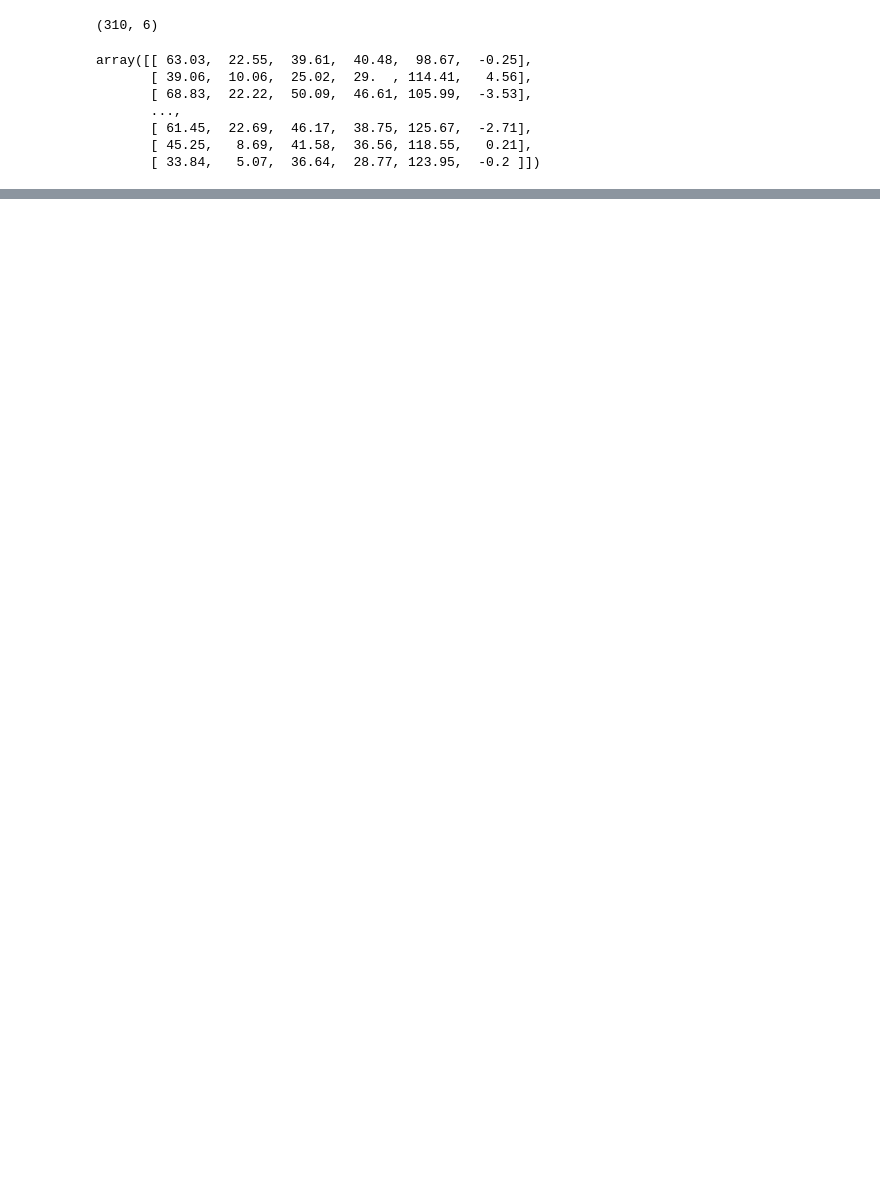
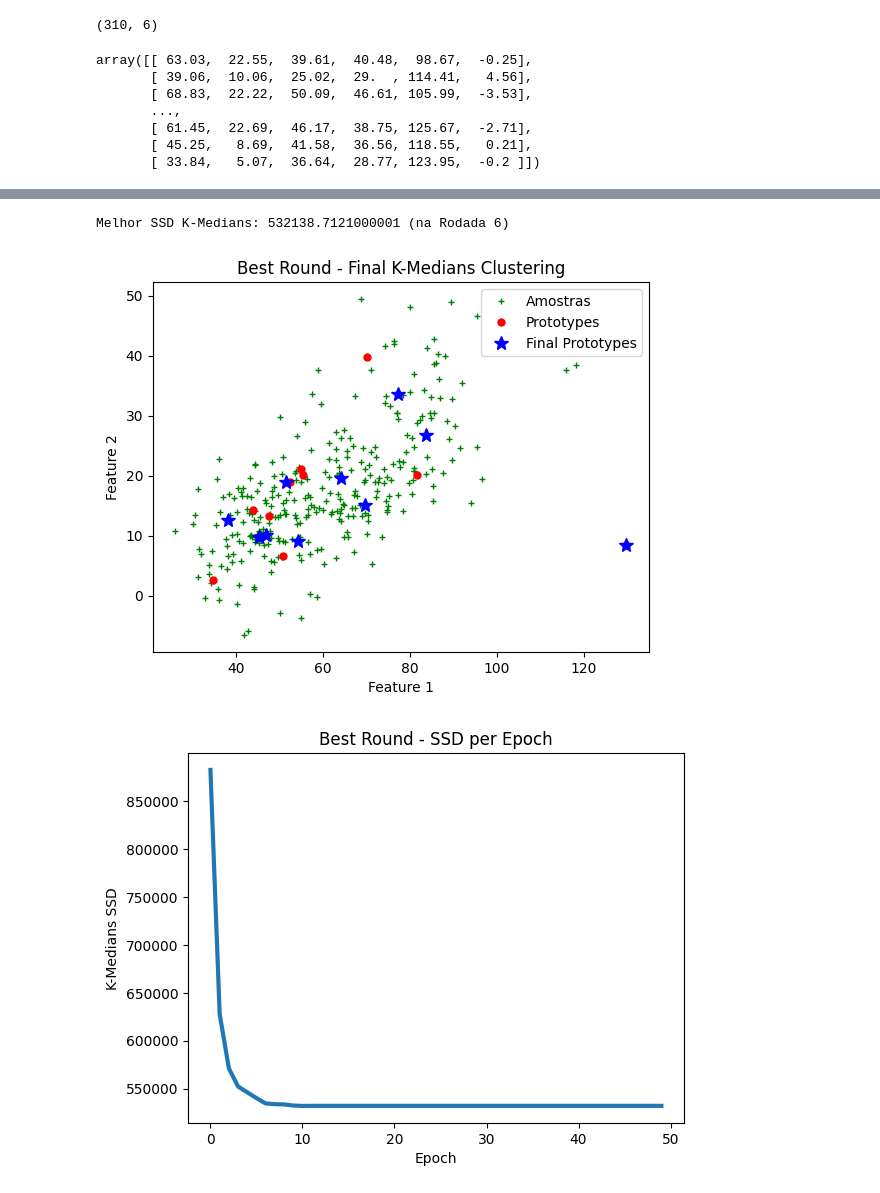
Before and after one commit to matheus-a-s/RP-TCs-2023, a Jupyter notebook: TC4/main.ipynb, the cells around one changed output, grey strips where cells are left out. Saved outputs shown, nothing was run; the diff lists cells and outputs as text; code cells hidden in the pictures; blank space fills up the shorter version.

```diff
--- a/TC4/main.ipynb
+++ b/TC4/main.ipynb
@@ -40,18 +145,69 @@ plt.show()
 # %%
-SSD = np.zeros(epochs)
+# Batch K-medians
+def kmedians(data, proto, epochs):
+    N, p = data.shape
+    K = proto.shape[0]
+    SSD = np.zeros(epochs)
 
-for epoch in range(epochs):
+    updt_proto = np.copy(proto)
 
-    dist = np.zeros((N, K))
-    for t in range(N):
-        dist[t, :] = np.linalg.norm(data[t, :] - prototypes, axis=1)
+    for epoch in range(epochs):
+        dist = np.zeros((N, K))
+        for t in range(N):
+            dist[t, :] = np.sum(np.abs(data[t, :] - updt_proto), axis=1)
 
-    Icluster = np.argmin(dist, axis=1)
+        cluster = np.argmin(dist, axis=1)
 
-    SSD[epoch] = np.sum(np.min(dist, axis=1)**2)
+        SSD[epoch] = np.sum(np.min(dist, axis=1)**2)
 
-    # Particiona dados em K subconjuntos e atualiza protótipo correspondente
-    for k in range(K):
-        I = np.where(Icluster == k)[0]
-        Particao = data[I, :]
-        prototypes[k, :] = np.mean(Particao, axis=0)
+        for k in range(K):
+            I = np.where(cluster == k)[0]
+            partition = data[I, :]
+            updt_proto[k, :] = np.median(partition, axis=0)
+
+    return updt_proto, SSD
+
+# Aplicando K-medianas nos dados por rodada
+rnd_prototypes, rnd_final_prototypes, rnd_ssds = [], [], []
+for rnd in range(rounds):
+    idxs = np.random.choice(data.shape[0], K, replace=False) # Aleatoriedade dos protótipos
+    prototypes = data[idxs, :] # Protótipos definidos
+    rnd_prototypes.append(prototypes)
+
+    prototypes, kmedians_SSD = kmedians(data, prototypes, epochs)
+
+    rnd_final_prototypes.append(prototypes)
+    rnd_ssds.append(kmedians_SSD)
+
+best_ssd_idx = np.argmin([ssd[-1] for ssd in rnd_ssds]) # Pega o índice da rodada com menor SSD final
+
+best_prototypes = rnd_prototypes[best_ssd_idx]
+best_final_prototypes = rnd_final_prototypes[best_ssd_idx]
+best_ssd = rnd_ssds[best_ssd_idx]
+
+print("Melhor SSD K-Medians: {} (na Rodada {})".format(best_ssd[-1], best_ssd_idx))
+
+# Mostra posição final dos protótipos
+plt.figure()
+# vor = Voronoi(kmedians_prototypes[:,:2])
+# fig = voronoi_plot_2d(vor)
+plt.plot(data[:, 0], data[:, 1], '+g', markersize=5)
+plt.plot(best_prototypes[:, 0], best_prototypes[:, 1], '.r', markersize=10)
+plt.plot(best_final_prototypes[:, 0], best_final_prototypes[:, 1], 'b*', markersize=10)
+plt.xlabel('Feature 1')
+plt.ylabel('Feature 2')
+plt.title('Best Round - Final K-Medians Clustering')
+plt.legend(['Amostras', 'Prototypes', 'Final Prototypes'])
+plt.show()
+
+# Mostra evolução do SSD ao longo das épocas de treinamento
+plt.figure()
+plt.plot(best_ssd, linewidth=3)
+plt.xlabel('Epoch')
+plt.ylabel('K-Medians SSD')
+plt.title('Best Round - SSD per Epoch')
+plt.show()
+# %% [output]
+Melhor SSD K-Medians: 532138.7121000001 (na Rodada 6)
+[figure, added]
+[figure, added]
```
Also changed, not shown: parts of 8 cells of this notebook.
